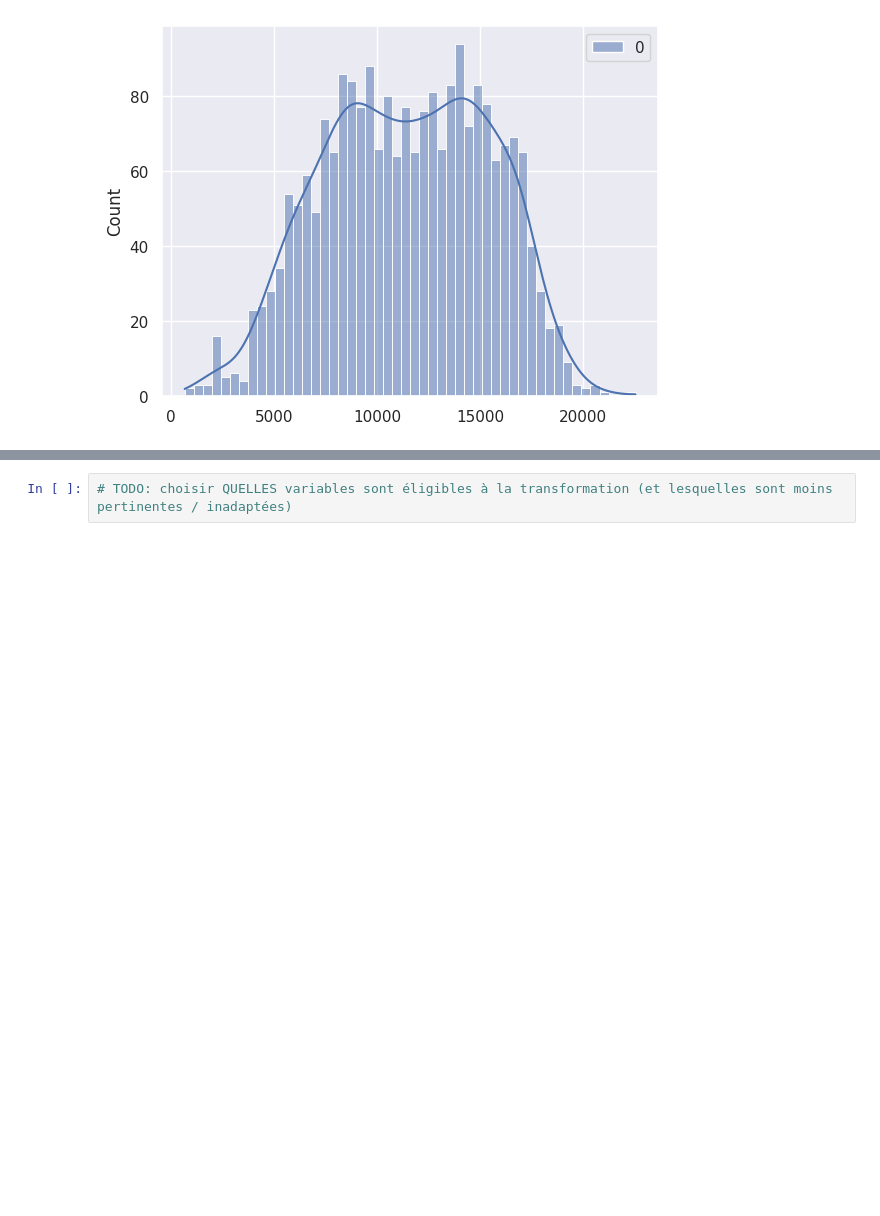
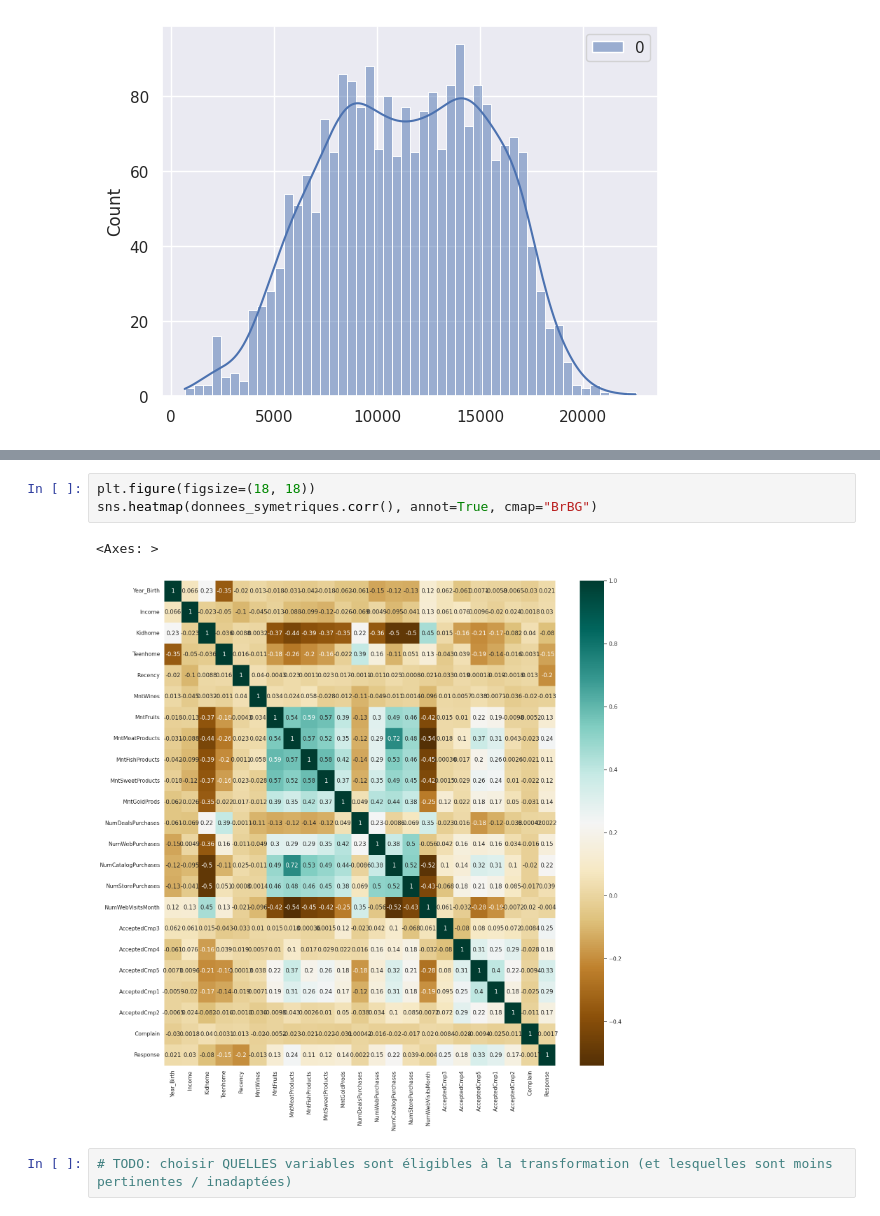
Before and after one commit to Ab2nour/customer-base-analysis, a Jupyter notebook: presentation.ipynb, the cells around one changed output, grey strips where cells are left out. Saved outputs shown, nothing was run; the diff lists cells and outputs as text; blank space fills up the shorter version.

```diff
--- a/presentation.ipynb
+++ b/presentation.ipynb
@@ -392,3 +501,9 @@ sns.histplot(incbox, bins=50, kde=True)
+# %%
+plt.figure(figsize=(18, 18))
+sns.heatmap(donnees_symetriques.corr(), annot=True, cmap="BrBG")
+# %% [output]
+<Axes: >
+[figure, added]
 # %%
 # TODO: choisir QUELLES variables sont éligibles à la transformation (et lesquelles sont moins pertinentes / inadaptées)
 # %%
```
Also changed, not shown: parts of 34 cells of this notebook.
